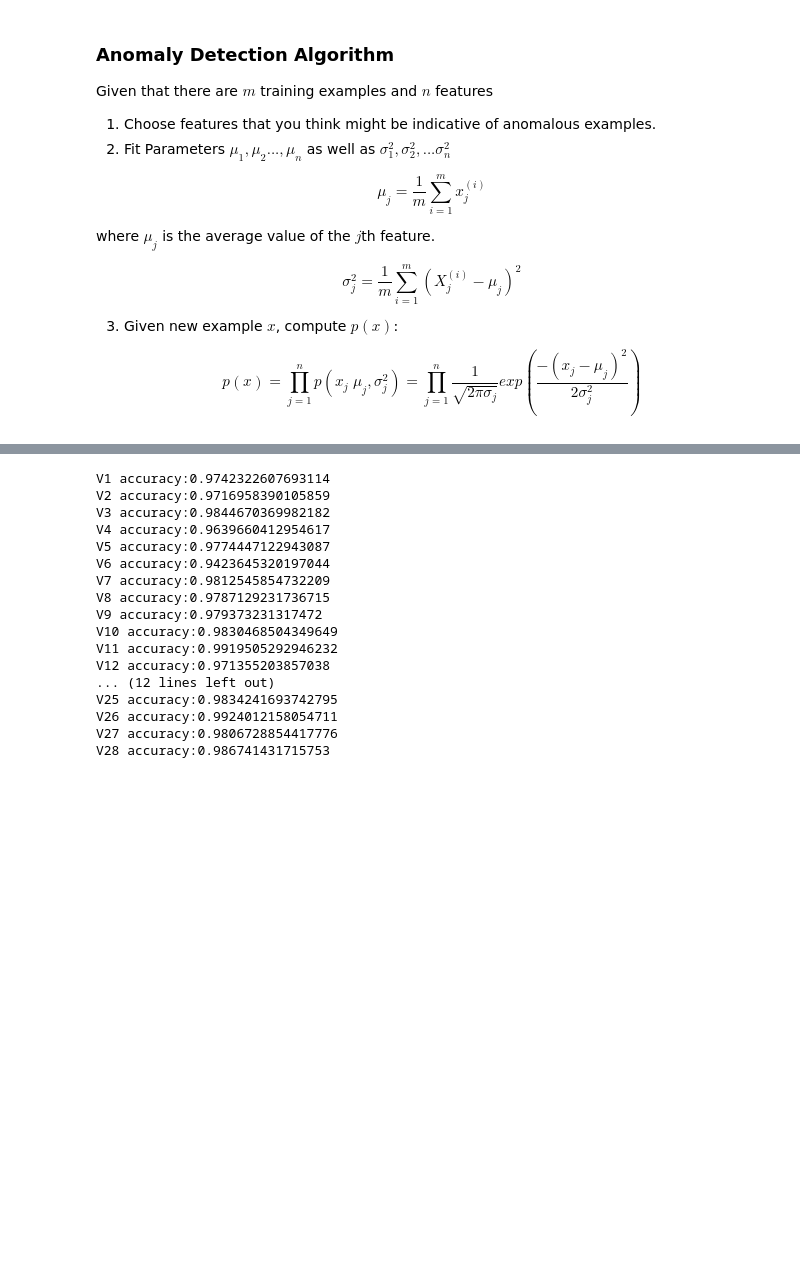
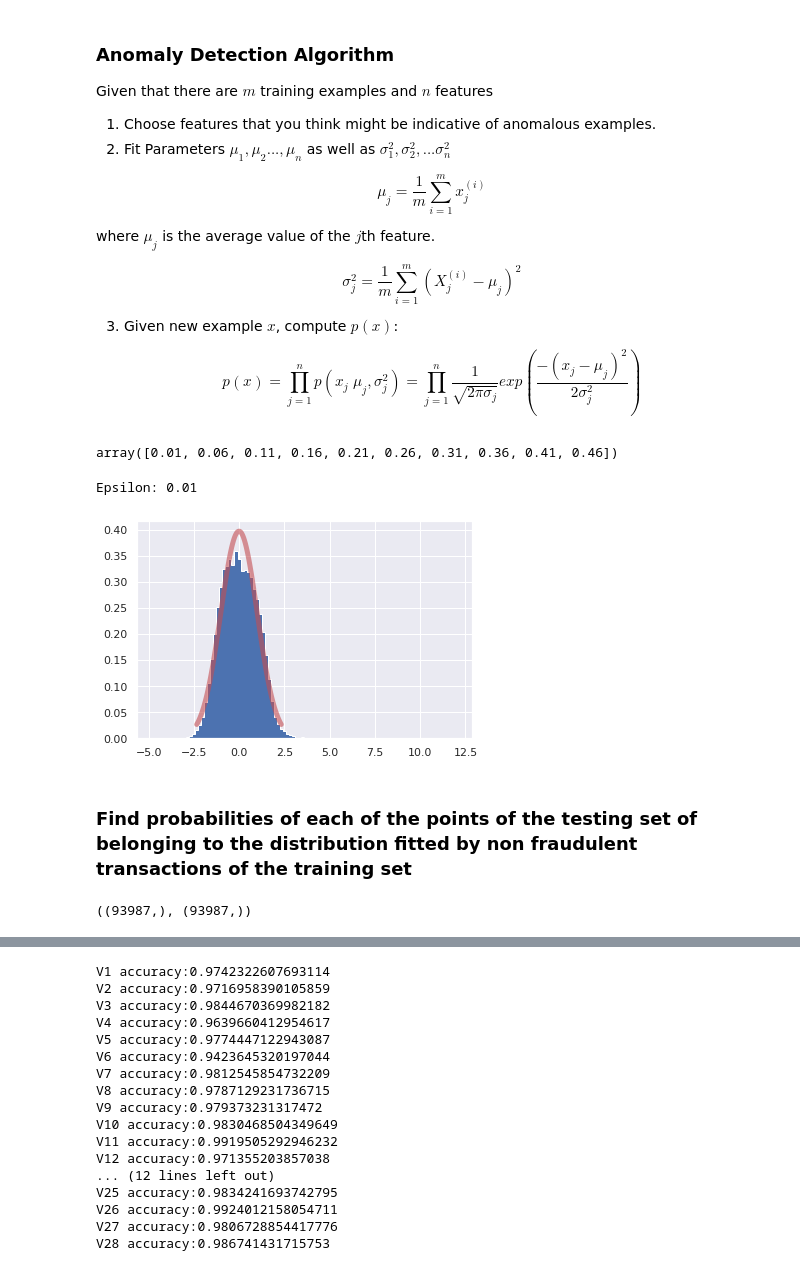
Before and after one commit to armandordorica/APS1070_Anomaly_Detection, a Jupyter notebook: APS1070_Project_2_part_2_only.ipynb, the cells around one changed output, grey strips where cells are left out. Cells and saved outputs as stored; diff of their text form; code cells hidden in the pictures; blank space fills up the shorter version.

```diff
--- a/APS1070_Project_2_part_2_only.ipynb
+++ b/APS1070_Project_2_part_2_only.ipynb
@@ -212,0 +229,38 @@ def is_anomalous(value, epsilon):
+# %%
+epsilons = np.arange(0.01,0.5,0.05)
+epsilons
+# %% [output]
+array([0.01, 0.06, 0.11, 0.16, 0.21, 0.26, 0.31, 0.36, 0.41, 0.46])
+# %%
+i = 0
+var_name = 'V11'
+epsilon = epsilons[i]
+print("Epsilon: {}".format(epsilon))
+
+
+arr = np.array(non_fraud_X_train[var_name])
+std_dev = np.std(arr)
+mean = np.mean(arr)
+
+
+norm = stats.norm(
+
+    loc = mean,  ### REPLACE "0" WITH YOUR CODE TO GET THE MEAN OF V11 ###
+    scale = std_dev ### REPLACE "0" WITH YOUR CODE TO GET THE STANDARD DEVIATION OF V11 ###
+
+)
+
+
+
+fig, ax = plt.subplots(1, 1)
+x = np.linspace(norm.ppf(0.01),
+                norm.ppf(0.99), 100)
+ax.plot(x, norm.pdf(x),
+       'r-', lw=5, alpha=0.6, label='norm pdf')
+ax.hist(X_train[var_name].values, density=True, histtype='stepfilled', bins=100);
+plt.show()
+# %% [output]
+Epsilon: 0.01
+[figure, added]
+# %% [markdown]
+### **Find probabilities of each of the points of the testing set of belonging to the distribution fitted by non fraudulent transactions of the training set**
@@ -212,0 +273,17 @@ def is_anomalous(value, epsilon):
+# %%
+##number of fraudulent entries in  test = 148
+len(y_test[y_test ==1])
+
+##number of fraudulent entries in  train = 344
+len(y_train[y_train ==1])
+
+## Total number of fraud entries = 492
+len(y_test[y_test ==1]) +len(y_train[y_train ==1])
+
+## Number of anomalies detected in test set
+len(probs[probs<epsilon])
+
+# x.shape, probs.shape = ((93987,), (93987,))
+x.shape, probs.shape
+# %% [output]
+((93987,), (93987,))
```
Also changed, not shown: parts of 46 cells of this notebook.
